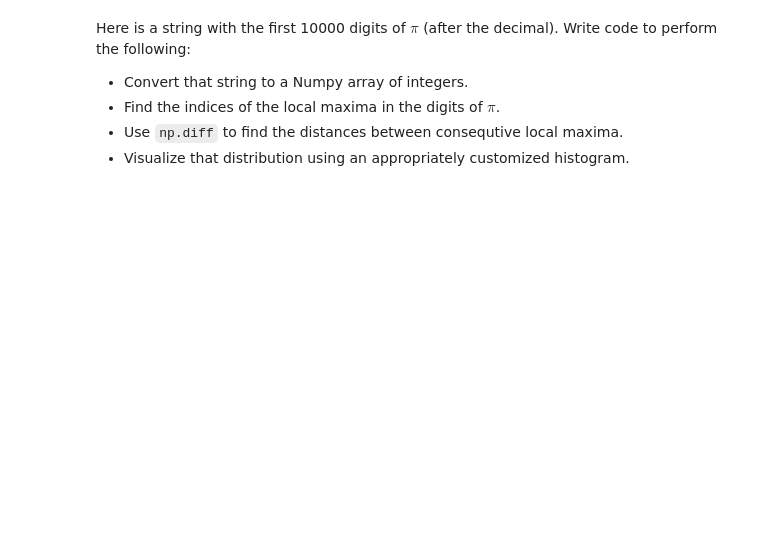
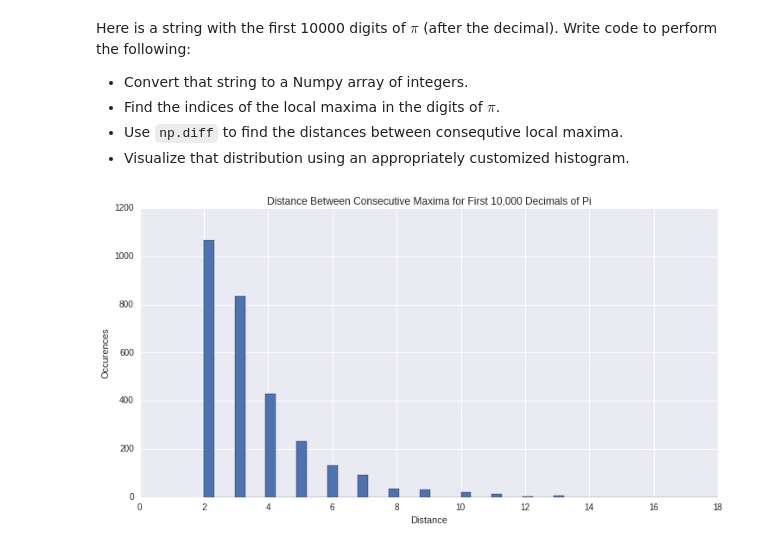
Before and after one commit to nproctor/phys202-2015-work, a Jupyter notebook: assignments/assignment07/AlgorithmsEx02.ipynb, the cells around one changed output. Drawn from its saved outputs; the diff is of its cells as text; code cells hidden in the pictures; blank space fills up the shorter version.

```diff
--- a/assignments/assignment07/AlgorithmsEx02.ipynb
+++ b/assignments/assignment07/AlgorithmsEx02.ipynb
@@ -15,8 +15,15 @@ Write a function `find_peaks` that finds and returns the indices of the local ma
 * Properly handle local maxima at the endpoints of the input array.
 * Return a Numpy array of integer indices.
 * Handle any Python iterable as input.
-# %%
-def find_peaks(a):
-    """Find the indices of the local maxima in a sequence."""
-    # YOUR CODE HERE
-    raise NotImplementedError()
+# %%
+def find_peaks(a):
+    """Find the indices of the local maxima in a sequence."""
+    peaks = []
+    for i in range(len(a)):
+        if i == 0 and a[i] > a[i+1]:
+            peaks.append(i)
+        elif i == (len(a)-1) and a[i] > a[i-1]:
+            peaks.append(i)
+        elif a[i] > a[i-1] and a[i] > a[i+1]:
+            peaks.append(i)
+    return np.array(peaks)
@@ -43,2 +51,15 @@ raise NotImplementedError()
+# %%
+a = pi_digits_str
+b = np.array([int(a[i]) for i in range(len(a))])
+# %%
+plt.figure(figsize=(12,6))
+plt.hist(np.diff(find_peaks(b)), bins=50)
+plt.xlim(0,18)
+plt.xlabel("Distance")
+plt.ylabel("Occurences")
+plt.title("Distance Between Consecutive Maxima for First 10,000 Decimals of Pi")
+plt.show()
+# %% [output]
+[figure, added]
 # %%
 assert True # use this for grading the pi digits histogram
```
Also changed, not shown: parts of 2 cells of this notebook, 3 other files.
